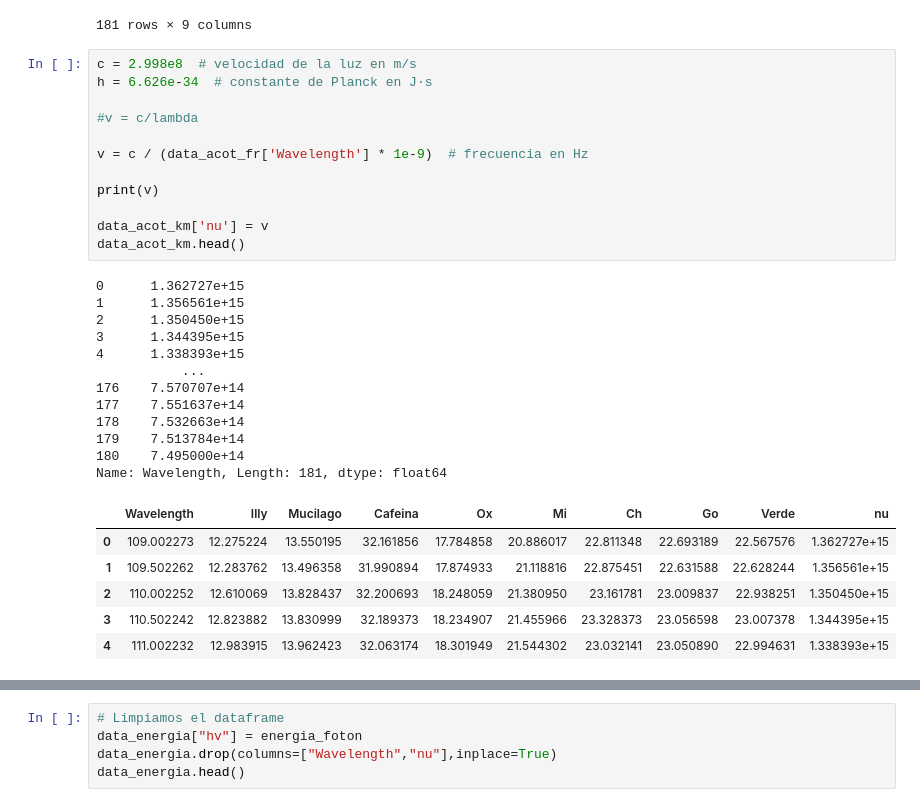
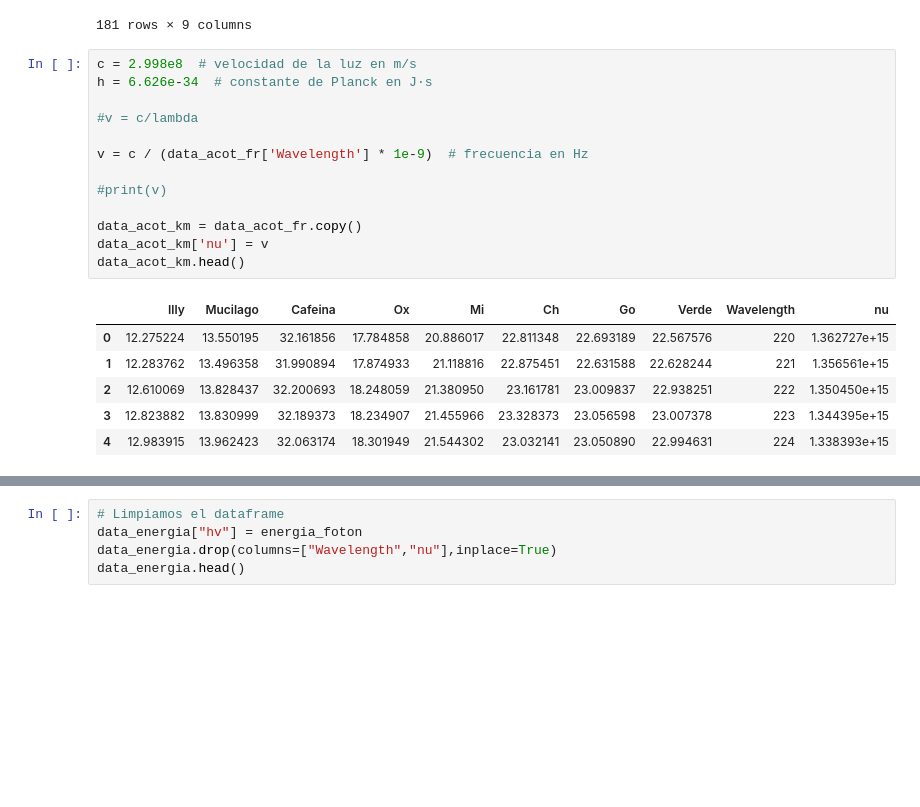
Before and after one commit to jazoro911/CafeLab, a Jupyter notebook: Liz/Proyects/Kubelka-Monk-Reflectance.ipynb, the cells around one changed output, grey strips where cells are left out. Drawn from its saved outputs; the diff is of its cells as text; blank space fills up the shorter version.

```diff
--- a/Liz/Proyects/Kubelka-Monk-Reflectance.ipynb
+++ b/Liz/Proyects/Kubelka-Monk-Reflectance.ipynb
@@ -130,34 +130,23 @@ data_acot_fr
 # %%
 c = 2.998e8  # velocidad de la luz en m/s
 h = 6.626e-34  # constante de Planck en J·s
 
 #v = c/lambda
 
 v = c / (data_acot_fr['Wavelength'] * 1e-9)  # frecuencia en Hz
 
-print(v)
+#print(v)
 
+data_acot_km = data_acot_fr.copy()
 data_acot_km['nu'] = v
 data_acot_km.head()
 # %% [output]
-0      1.362727e+15
-1      1.356561e+15
-2      1.350450e+15
-3      1.344395e+15
-4      1.338393e+15
-           ...
-176    7.570707e+14
-177    7.551637e+14
-178    7.532663e+14
-179    7.513784e+14
-180    7.495000e+14
-Name: Wavelength, Length: 181, dtype: float64
-|  | Wavelength | Illy | Mucilago | Cafeina | Ox | Mi | Ch | Go | Verde | nu |
-| 0 | 109.002273 | 12.275224 | 13.550195 | 32.161856 | 17.784858 | 20.886017 | 22.811348 | 22.693189 | 22.567576 | 1.362727e+15 |
-| 1 | 109.502262 | 12.283762 | 13.496358 | 31.990894 | 17.874933 | 21.118816 | 22.875451 | 22.631588 | 22.628244 | 1.356561e+15 |
-| 2 | 110.002252 | 12.610069 | 13.828437 | 32.200693 | 18.248059 | 21.380950 | 23.161781 | 23.009837 | 22.938251 | 1.350450e+15 |
-| 3 | 110.502242 | 12.823882 | 13.830999 | 32.189373 | 18.234907 | 21.455966 | 23.328373 | 23.056598 | 23.007378 | 1.344395e+15 |
-| 4 | 111.002232 | 12.983915 | 13.962423 | 32.063174 | 18.301949 | 21.544302 | 23.032141 | 23.050890 | 22.994631 | 1.338393e+15 |
+|  | Illy | Mucilago | Cafeina | Ox | Mi | Ch | Go | Verde | Wavelength | nu |
+| 0 | 12.275224 | 13.550195 | 32.161856 | 17.784858 | 20.886017 | 22.811348 | 22.693189 | 22.567576 | 220 | 1.362727e+15 |
+| 1 | 12.283762 | 13.496358 | 31.990894 | 17.874933 | 21.118816 | 22.875451 | 22.631588 | 22.628244 | 221 | 1.356561e+15 |
+| 2 | 12.610069 | 13.828437 | 32.200693 | 18.248059 | 21.380950 | 23.161781 | 23.009837 | 22.938251 | 222 | 1.350450e+15 |
+| 3 | 12.823882 | 13.830999 | 32.189373 | 18.234907 | 21.455966 | 23.328373 | 23.056598 | 23.007378 | 223 | 1.344395e+15 |
+| 4 | 12.983915 | 13.962423 | 32.063174 | 18.301949 | 21.544302 | 23.032141 | 23.050890 | 22.994631 | 224 | 1.338393e+15 |
 # %%
 energia_foton = h * v
 #print(energia_foton.head())
```
Also changed, not shown: parts of 5 cells of this notebook.
